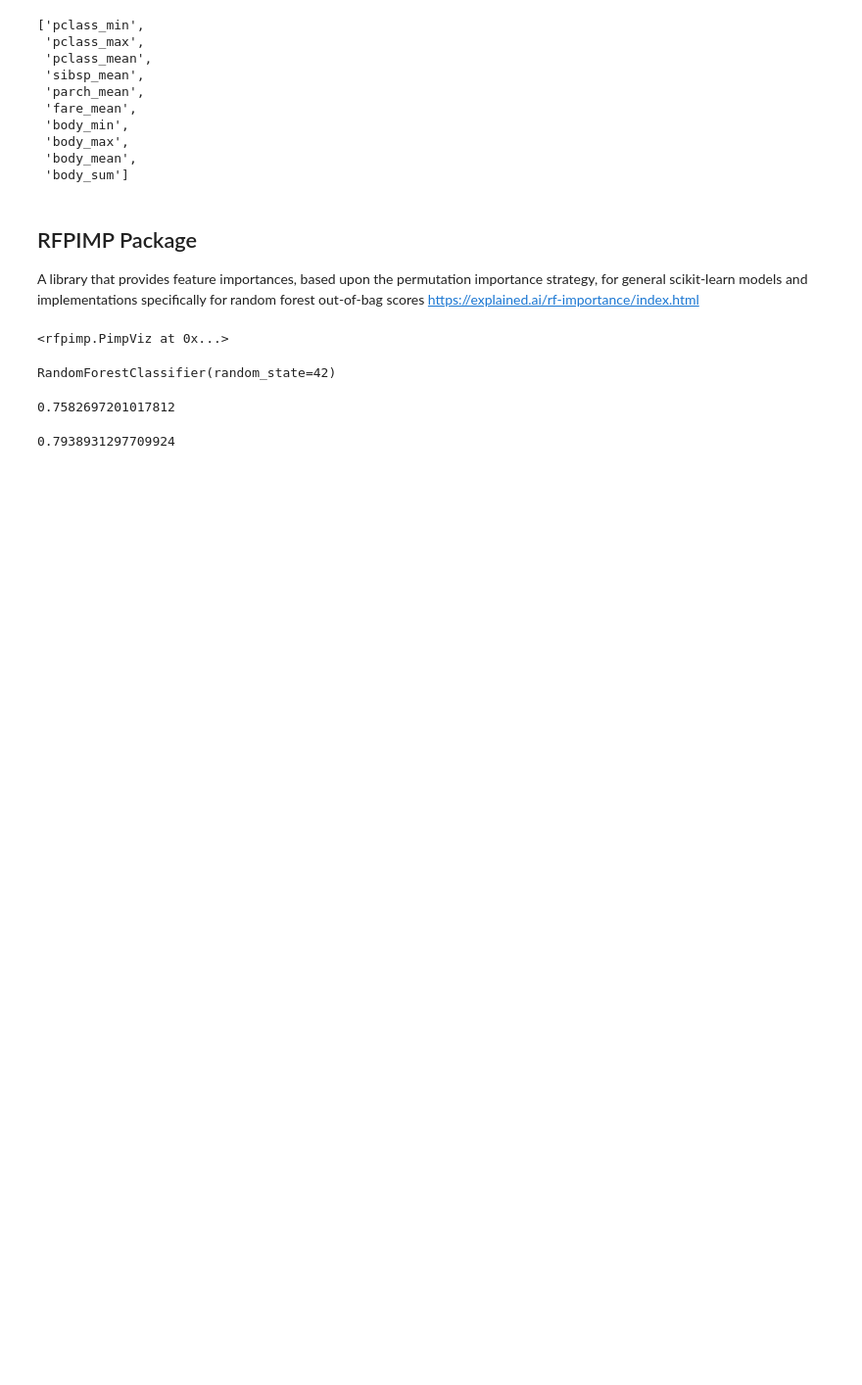
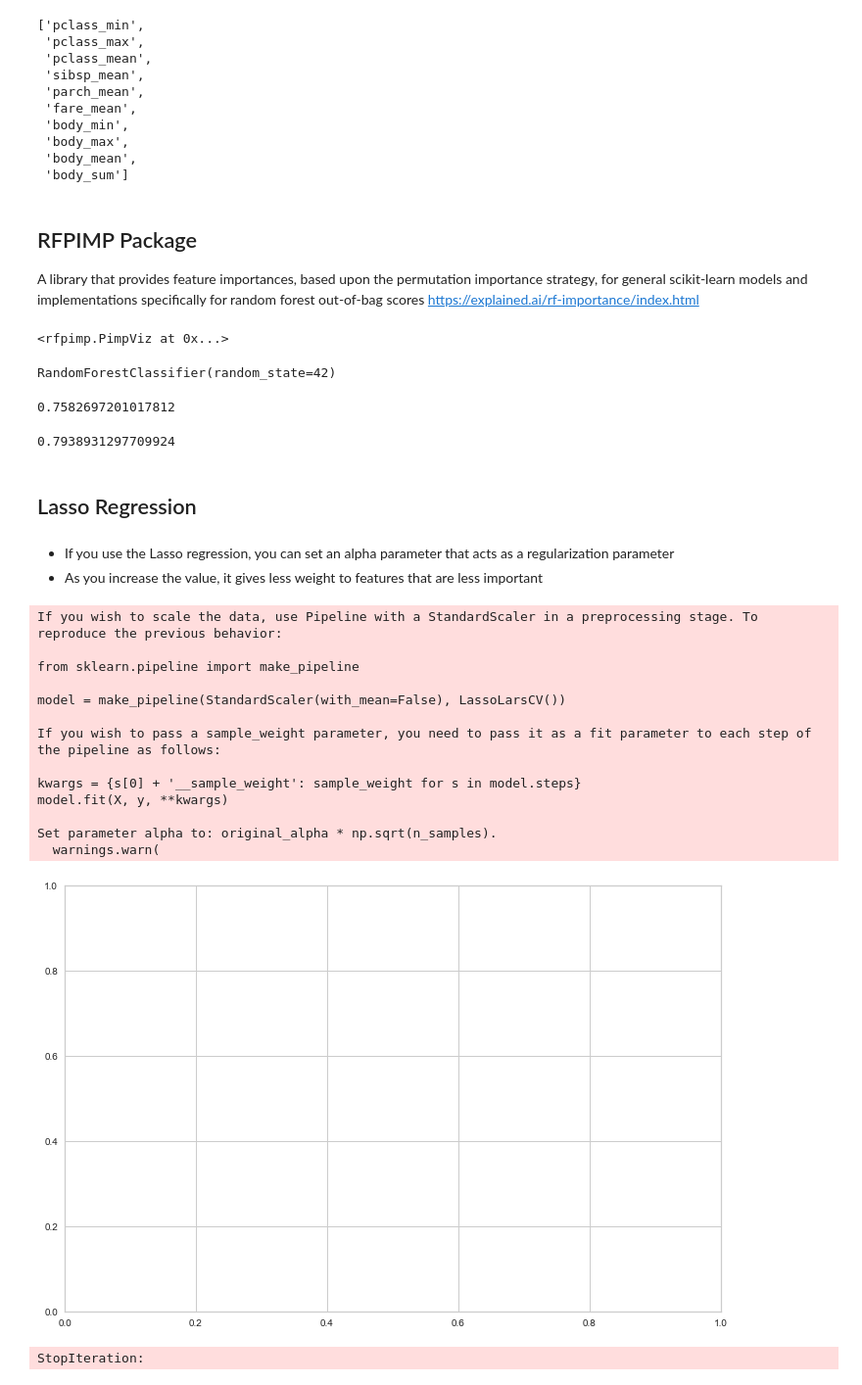
Before and after one commit to jeosol/ml_pocket_reference, a Jupyter notebook: Chapter8_Feature_Selection.ipynb, the cells around one changed output. Shown at 98% size. Cells and saved outputs as stored; diff of their text form; code cells hidden in the pictures; blank space fills up the shorter version.

```diff
--- a/Chapter8_Feature_Selection.ipynb
+++ b/Chapter8_Feature_Selection.ipynb
@@ -104,3 +104,34 @@ rf4.fit(X_train, y_train)
 rf4.score(X_test, y_test)
 # %% [output]
 0.7938931297709924
+# %% [markdown]
+## Lasso Regression
+# %% [markdown]
+- If you use the Lasso regression, you can set an alpha parameter that acts as a regularization parameter
+- As you increase the value, it gives less weight to features that are less important
+# %%
+from sklearn import linear_model
+model = linear_model.LassoLarsCV(cv=10, max_n_alphas=10).fit(X_train, y_train)
+fig,ax = plt.subplots(figsize=(12,8))
+cm = iter(plt.get_cmap("tab20")(np.linspace(0,1,X.shape[1])))
+# %% [output]
+If you wish to scale the data, use Pipeline with a StandardScaler in a preprocessing stage. To reproduce the previous behavior:
+
+from sklearn.pipeline import make_pipeline
+
+model = make_pipeline(StandardScaler(with_mean=False), LassoLarsCV())
+
+If you wish to pass a sample_weight parameter, you need to pass it as a fit parameter to each step of the pipeline as follows:
+
+kwargs = {s[0] + '__sample_weight': sample_weight for s in model.steps}
+model.fit(X, y, **kwargs)
+
+Set parameter alpha to: original_alpha * np.sqrt(n_samples).
+  warnings.warn(
+[figure, added]
+# %%
+for i in range(X.shape[1]):
+    c = next(cm)
+    ax.plot(model.alphas_, model.coef_path_.T[:,i],c=c,alpha=0.8,label=X.columns[i])
+# %% [output]
+StopIteration:
```
Also changed, not shown: parts of 3 cells of this notebook.
